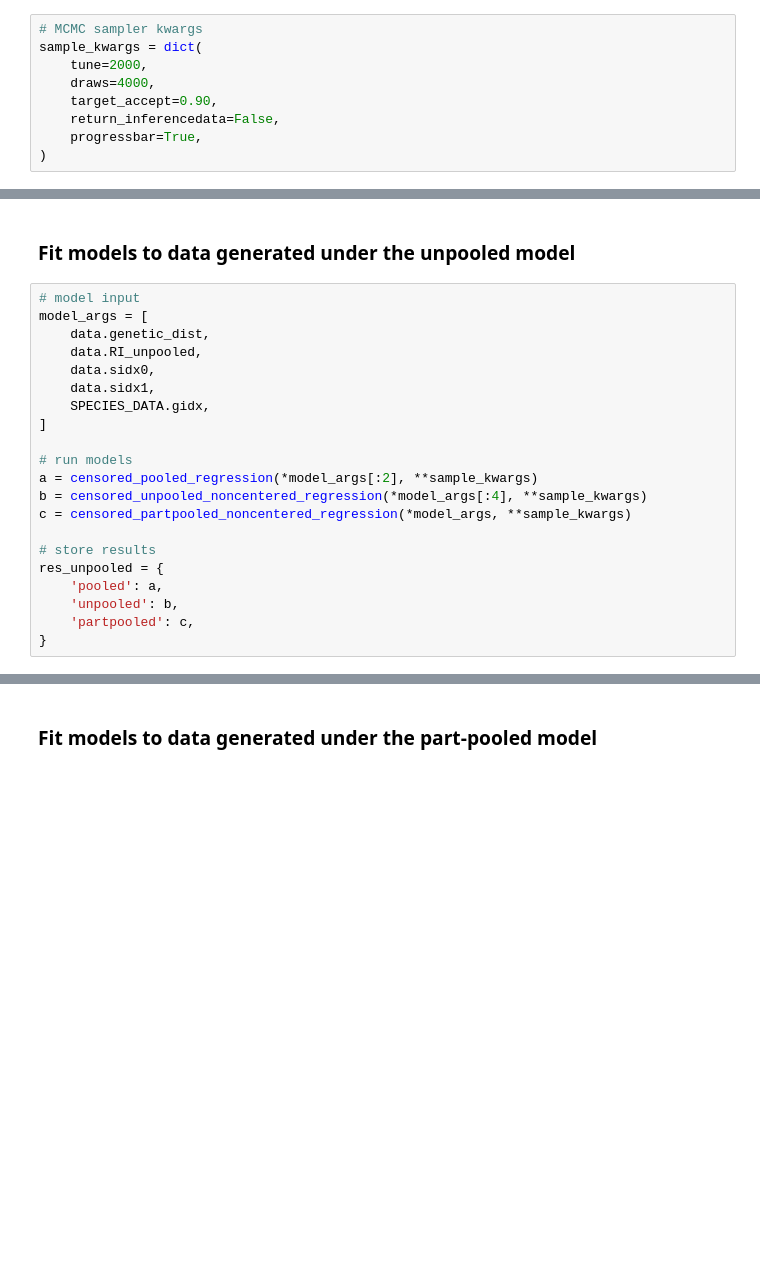
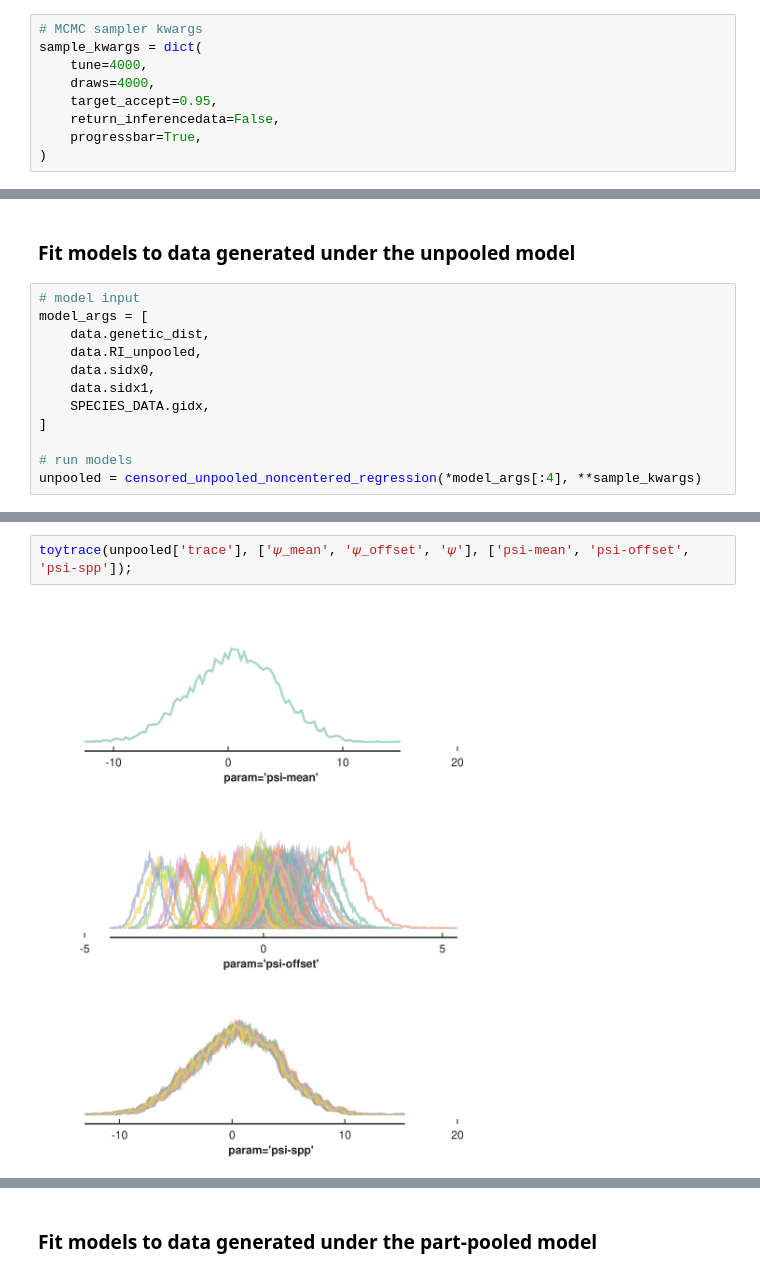
Before and after one commit to eaton-lab/oaks-thesis, a Jupyter notebook: notebooks/DE-phylo-example.ipynb, the cells around one changed output, grey strips where cells are left out. Cells and saved outputs as stored; diff of their text form; blank space fills up the shorter version.

```diff
--- a/notebooks/DE-phylo-example.ipynb
+++ b/notebooks/DE-phylo-example.ipynb
@@ -623,9 +623,9 @@ def censored_partpooled_noncentered_regression(x, y, idx0, idx1, gidx, **kwargs)
 # %%
 # MCMC sampler kwargs
 sample_kwargs = dict(
-    tune=2000,
+    tune=4000,
     draws=4000,
-    target_accept=0.90,
+    target_accept=0.95,
     return_inferencedata=False,
     progressbar=True,
 )
@@ -677,13 +676,4 @@ model_args = [
 ]
 
 # run models
-a = censored_pooled_regression(*model_args[:2], **sample_kwargs)
-b = censored_unpooled_noncentered_regression(*model_args[:4], **sample_kwargs)
-c = censored_partpooled_noncentered_regression(*model_args, **sample_kwargs)
-
-# store results
-res_unpooled = {
-    'pooled': a,
-    'unpooled': b,
-    'partpooled': c,
-}
+unpooled = censored_unpooled_noncentered_regression(*model_args[:4], **sample_kwargs)
@@ -689,0 +695,4 @@ res_unpooled = {
+# %%
+toytrace(unpooled['trace'], ['𝜓_mean', '𝜓_offset', '𝜓'], ['psi-mean', 'psi-offset', 'psi-spp']);
+# %% [output]
+[figure, added]
```
Also changed, not shown: parts of 44 cells of this notebook.
